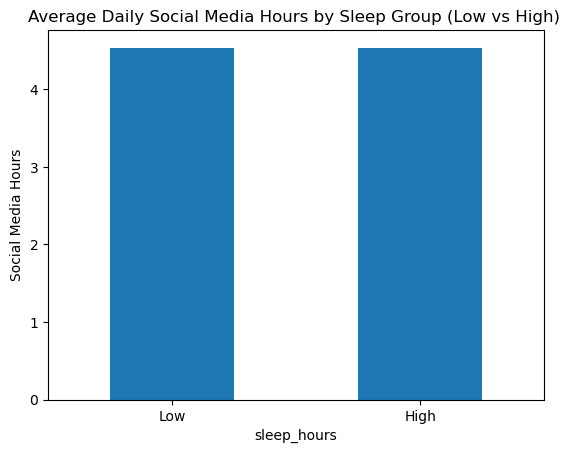
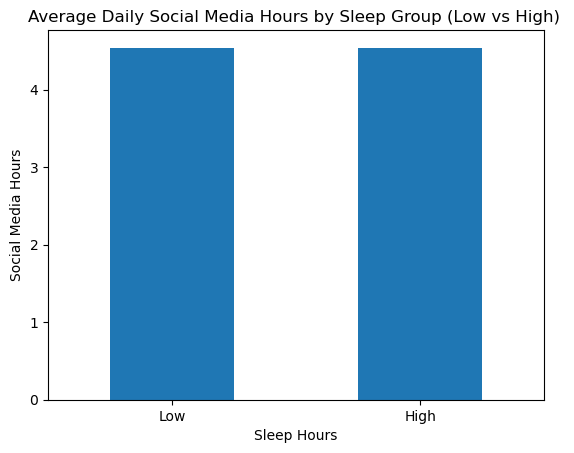
Code edit (unified diff) that turned the first committed figure into the second:
--- before
+++ after
@@ -2,3 +2,4 @@
 plt.title('Average Daily Social Media Hours by Sleep Group (Low vs High) ')
 plt.ylabel('Social Media Hours')
+plt.xlabel('Sleep Hours')
 plt.xticks(rotation = 0)

Commit: update